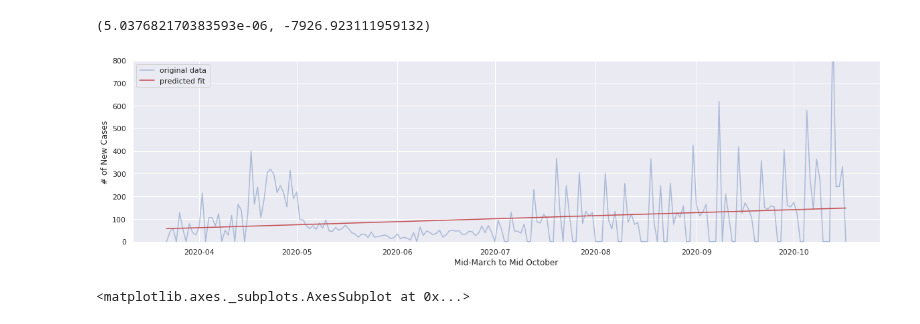
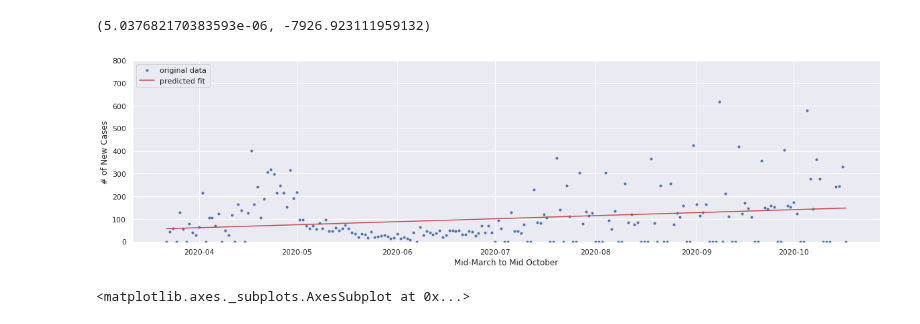
Before and after one commit to clement-ip/covid-airport-travel, a Jupyter notebook: analyze_covid_hubs.ipynb, the cells around one changed output. Cells and saved outputs as stored; diff of their text form; code cells hidden in the pictures.

Commit message:
Started analysis on COVID hubs

```diff
--- a/analyze_covid_hubs.ipynb
+++ b/analyze_covid_hubs.ipynb
@@ -10,14 +10,14 @@ import datetime
 sns.set()
 # %%
 atlCases = pd.read_csv('Covid-Data/atlCases.csv', parse_dates = [9])
-jfkCases = pd.read_csv('Covid-Data/jfkCases.csv')
-lgaCases = pd.read_csv('Covid-Data/lgaCases.csv')
-seaCases = pd.read_csv('Covid-Data/seaCases.csv')
-laxCases = pd.read_csv('Covid-Data/laxCases.csv')
+jfkCases = pd.read_csv('Covid-Data/jfkCases.csv', parse_dates = [9])
+lgaCases = pd.read_csv('Covid-Data/lgaCases.csv', parse_dates = [9])
+seaCases = pd.read_csv('Covid-Data/seaCases.csv', parse_dates = [9])
+laxCases = pd.read_csv('Covid-Data/laxCases.csv', parse_dates = [9])
 yvrCases = pd.read_csv('Covid-Data/yvrCases.csv', parse_dates = [9])
-yegCases = pd.read_csv('Covid-Data/yegCases.csv')
-yyzCases = pd.read_csv('Covid-Data/yyzCases.csv')
-yulCases = pd.read_csv('Covid-Data/yulCases.csv')
+yegCases = pd.read_csv('Covid-Data/yegCases.csv', parse_dates = [9])
+yyzCases = pd.read_csv('Covid-Data/yyzCases.csv', parse_dates = [9])
+yulCases = pd.read_csv('Covid-Data/yulCases.csv', parse_dates = [9])
 # %%
 def makeTimestamp(x):
     return x.timestamp()
@@ -86,15 +77,15 @@ fit.slope, fit.intercept
 # %%
 # Plot daily new cases
 plt.figure(figsize = (20,5))
 plt.ylim(-5,800)
 plt.xlabel("Mid-March to Mid October")
 plt.ylabel("# of New Cases")
-plt.plot(yegCases["Date"], yegCases["Difference"], 'b-', label = 'original data', alpha = 0.4)
+plt.plot(yegCases["Date"], yegCases["Difference"], 'b.', label = 'original data')
 plt.plot(yegCases["Date"], yegCases["Prediction"], 'r-', label = 'predicted fit')
 plt.legend()
 plt.show()
 # %% [output]
-[figure, old version]
+[figure, new version]
 # %%
 yegCases["Month"] = yegCases['Date'].dt.month_name()
 yegCases.boxplot(column = ['Difference'], by = 'Month', rot = 90, fontsize = 10, figsize = (18,10))
```
Also changed, not shown: parts of 7 cells of this notebook, 1 other file.
